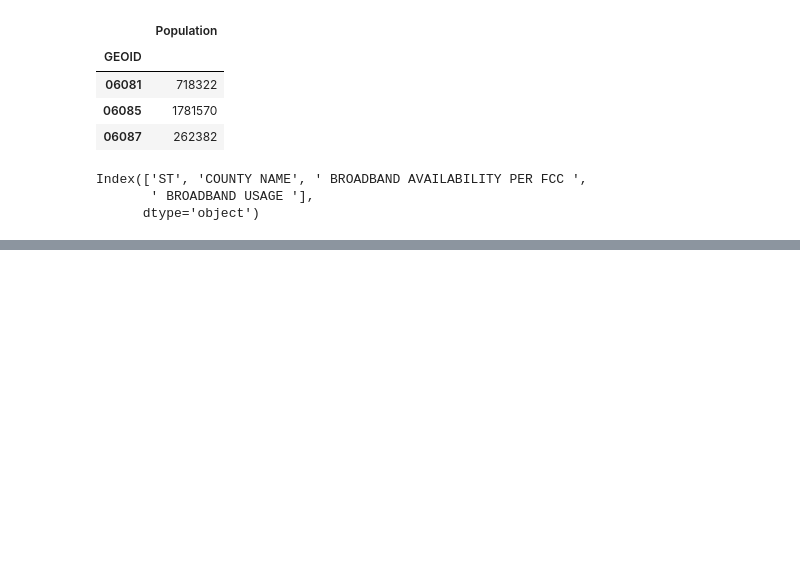
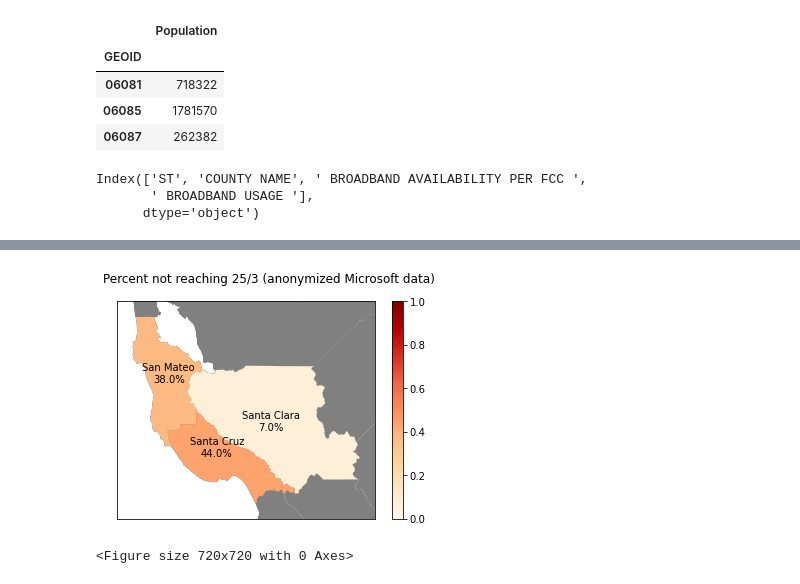
Before and after one commit to Bipartisan-Policy-Center/BPC_BroadbandGIS, a Jupyter notebook: Broadband_Coverage.ipynb, the cells around one changed output, grey strips where cells are left out. Cells and saved outputs as stored; diff of their text form; code cells hidden in the pictures; blank space fills up the shorter version.

```diff
--- a/Broadband_Coverage.ipynb
+++ b/Broadband_Coverage.ipynb
@@ -503,0 +559,5 @@ https://stamen-tiles-a.a.ssl.fastly.net/terrain/18/41807/101760.png
+# %%
+ms = map_congressional_district(county_geo, county_data, 'PctNotAchieving_25/3', 'Percent of constituents not reaching 25/3 (anonymized Microsoft data)')
+# %% [output]
+[figure, added]
+<Figure size 720x720 with 0 Axes>
```
Also changed, not shown: parts of 20 cells of this notebook.
